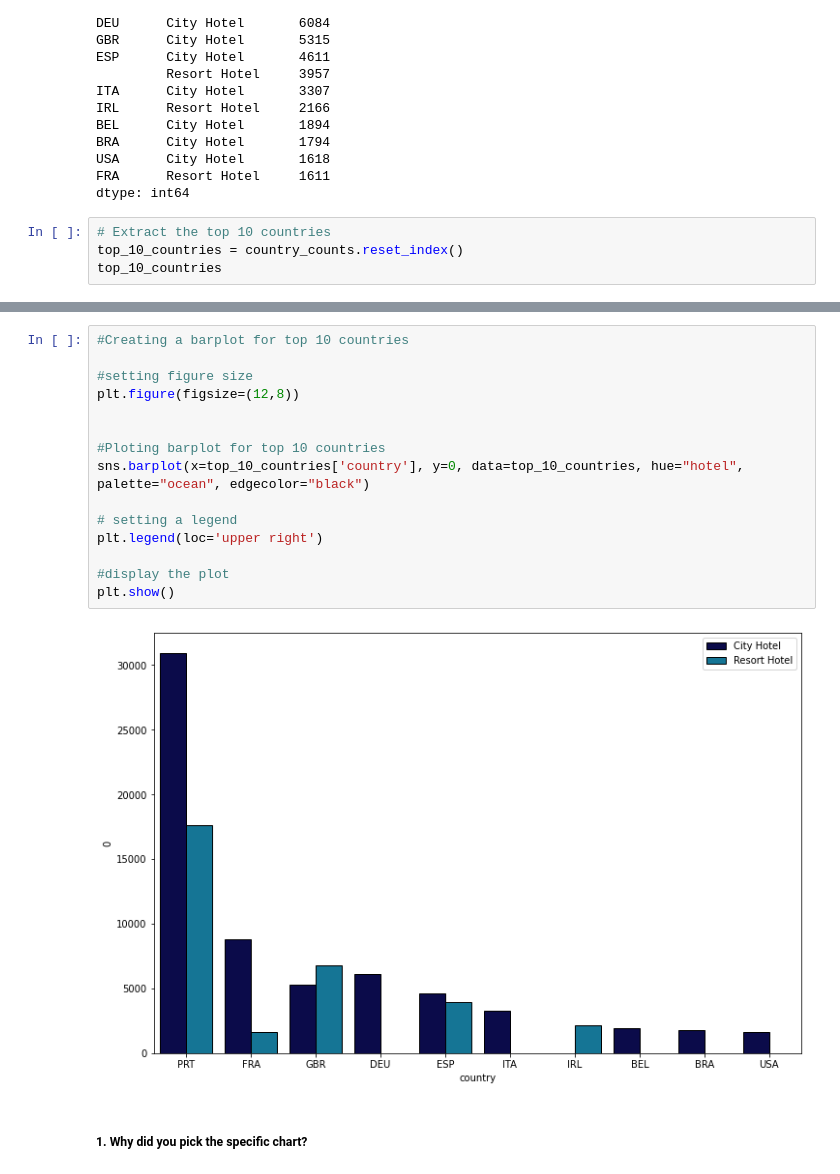
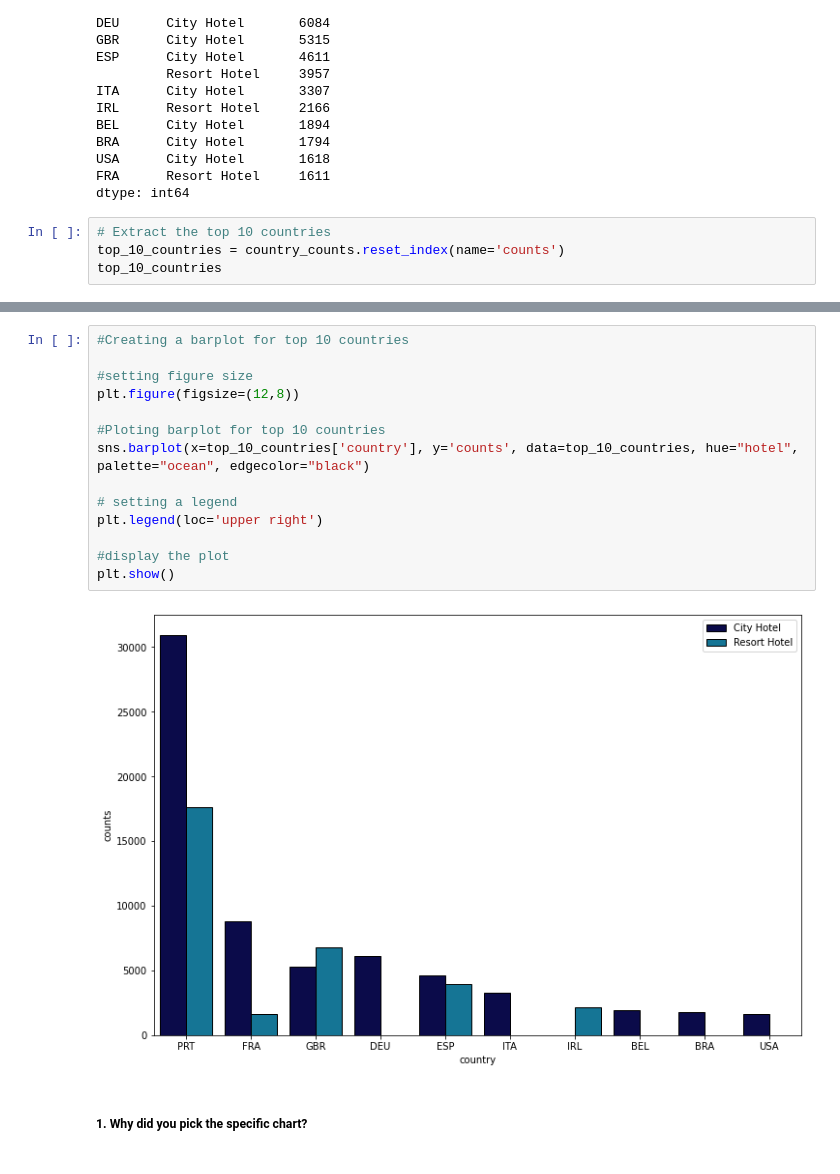
Before and after one commit to ansarshaikh95/EDA-Hotel-booking-analysis, a Jupyter notebook: EDA_Hotel_booking_Analysis.ipynb, the cells around one changed output, grey strips where cells are left out. Saved outputs shown, nothing was run; the diff lists cells and outputs as text.

```diff
--- a/EDA_Hotel_booking_Analysis.ipynb
+++ b/EDA_Hotel_booking_Analysis.ipynb
@@ -777,6 +735,6 @@ FRA      Resort Hotel     1611
 dtype: int64
 # %%
 # Extract the top 10 countries
-top_10_countries = country_counts.reset_index()
+top_10_countries = country_counts.reset_index(name='counts')
 top_10_countries
 # %% [output]
@@ -798,20 +756,19 @@ top_10_countries
 # %%
 #Creating a barplot for top 10 countries
 
 #setting figure size
 plt.figure(figsize=(12,8))
 
-
 #Ploting barplot for top 10 countries
-sns.barplot(x=top_10_countries['country'], y=0, data=top_10_countries, hue="hotel", palette="ocean", edgecolor="black")
+sns.barplot(x=top_10_countries['country'], y='counts', data=top_10_countries, hue="hotel", palette="ocean", edgecolor="black")
 
 # setting a legend
 plt.legend(loc='upper right')
 
 #display the plot
 plt.show()
 # %% [output]
-[figure, old version]
+[figure, new version]
 # %% [markdown]
 ##### 1. Why did you pick the specific chart?
 # %% [markdown]
```
Also changed, not shown: parts of 30 cells of this notebook.
